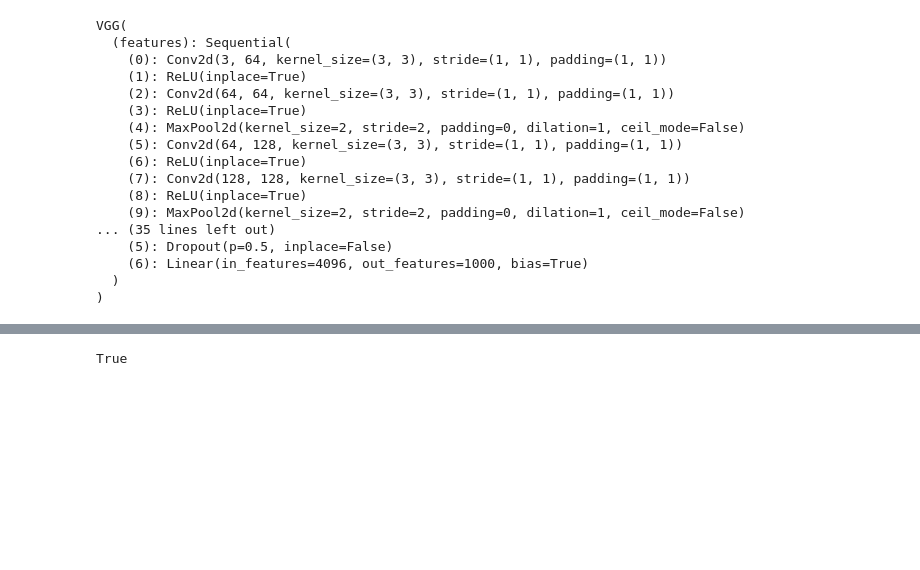
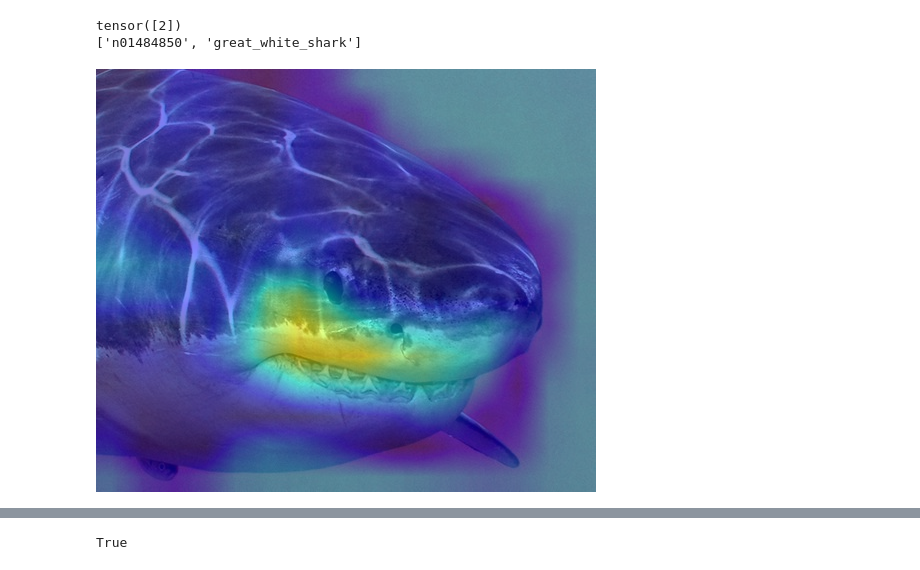
Before and after one commit to tlabarta/helpfulnessofxai, a Jupyter notebook: pytorch-grad-cam.ipynb, the cells around one changed output, grey strips where cells are left out. Saved outputs shown, nothing was run; the diff lists cells and outputs as text; code cells hidden in the pictures; blank space fills up the shorter version.

Commit message:
resnet50 + gradcam

```diff
--- a/pytorch-grad-cam.ipynb
+++ b/pytorch-grad-cam.ipynb
@@ -3,13 +13,15 @@ import torch
 import torch.nn as nn
 
 from torch.utils import data
-from torchvision.models import vgg19
+from torchvision.models import vgg16
+from torchvision.models import resnet50
 from torchvision import transforms
 from torchvision import datasets
 from torchvision.datasets.utils import download_url
+import torchvision.transforms as transforms
 import matplotlib.pyplot as plt
 import numpy as np
-import json
+
 
 transform = transforms.Compose([transforms.Resize((224, 224)),
                                 transforms.ToTensor(),
@@ -17,24 +29,8 @@ transform = transforms.Compose([transforms.Resize((224, 224)),
 
 dataset = datasets.ImageFolder(root='./data/', transform=transform)
 
-dataloader = data.DataLoader(dataset=dataset, shuffle=False, batch_size=1)
+dataloader = data.DataLoader(dataset=dataset, shuffle=False )#batch_size=1
 
-vgg19(pretrained=True)
+# initialize the model
+model = resnet50(pretrained=True)
+#vgg = vgg16(pretrained=True)
-# %% [output]
-VGG(
-  (features): Sequential(
-    (0): Conv2d(3, 64, kernel_size=(3, 3), stride=(1, 1), padding=(1, 1))
-    (1): ReLU(inplace=True)
-    (2): Conv2d(64, 64, kernel_size=(3, 3), stride=(1, 1), padding=(1, 1))
-    (3): ReLU(inplace=True)
-    (4): MaxPool2d(kernel_size=2, stride=2, padding=0, dilation=1, ceil_mode=False)
-    (5): Conv2d(64, 128, kernel_size=(3, 3), stride=(1, 1), padding=(1, 1))
-    (6): ReLU(inplace=True)
-    (7): Conv2d(128, 128, kernel_size=(3, 3), stride=(1, 1), padding=(1, 1))
-    (8): ReLU(inplace=True)
-    (9): MaxPool2d(kernel_size=2, stride=2, padding=0, dilation=1, ceil_mode=False)
-... (35 lines left out)
-    (5): Dropout(p=0.5, inplace=False)
-    (6): Linear(in_features=4096, out_features=1000, bias=True)
-  )
-)
@@ -41 +50,49 @@ VGG(
+# %%
+print(pred.argmax(dim=1))
+with open("imagenet_class_index.json", "r") as h:
+    labels = json.load(h)
+
+print(labels['2'])
+# %% [output]
+tensor([2])
+['n01484850', 'great_white_shark']
+# %%
+from pytorch_grad_cam import GradCAM, ScoreCAM, GradCAMPlusPlus, AblationCAM, XGradCAM, EigenCAM, FullGrad
+from pytorch_grad_cam.utils.model_targets import ClassifierOutputTarget
+from pytorch_grad_cam.utils.image import show_cam_on_image
+import cv2
+from PIL import Image
+from pytorch_grad_cam.utils.image import show_cam_on_image, preprocess_image
+img = np.asarray(cv2.imread('./data/Shark/shark.jpg'))
+
+img = np.squeeze(img)
+preprocess = transforms.Compose([
+    transforms.ToPILImage(),
+    transforms.Resize(256),
+    transforms.CenterCrop(224),
+    transforms.ToTensor(),
+    transforms.Normalize(mean=[0.485, 0.456, 0.406], std=[0.229, 0.224, 0.225]),
+])
+
+img = np.float32(img)/255
+input_tensor = preprocess_image(img,
+                                mean=[0.485, 0.456, 0.406],
+                                std=[0.229, 0.224, 0.225])
+target_layers = [model.layer4[-1]]
+#input_batch = input_tensor.unsqueeze(0) # create a mini-batch as expected by the model
+
+#if torch.cuda.is_available():
+ #   input_batch = input_batch.to('cuda')
+  #  vgg.to('cuda')
+
+#input_tensor = input_tensor.unsqueeze(0)
+cam = GradCAM(model=model, target_layers=target_layers, use_cuda=False) # use_cuda=args.use_cuda
+#targets = [ClassifierOutputTarget(281)]
+grayscale_cam = cam(input_tensor=input_tensor, targets=None, aug_smooth=True, eigen_smooth=True )[0, :]
+#grayscale_cam = grayscale_cam[0, :]
+visualization = show_cam_on_image(img, grayscale_cam, use_rgb=True) #colormap = cv2.COLORMAP_JET
+#plt.imshow(img)
+Image.fromarray(visualization)
+# %% [output]
+[figure, added]
 # %%
```
Also changed, not shown: parts of 8 cells of this notebook.
